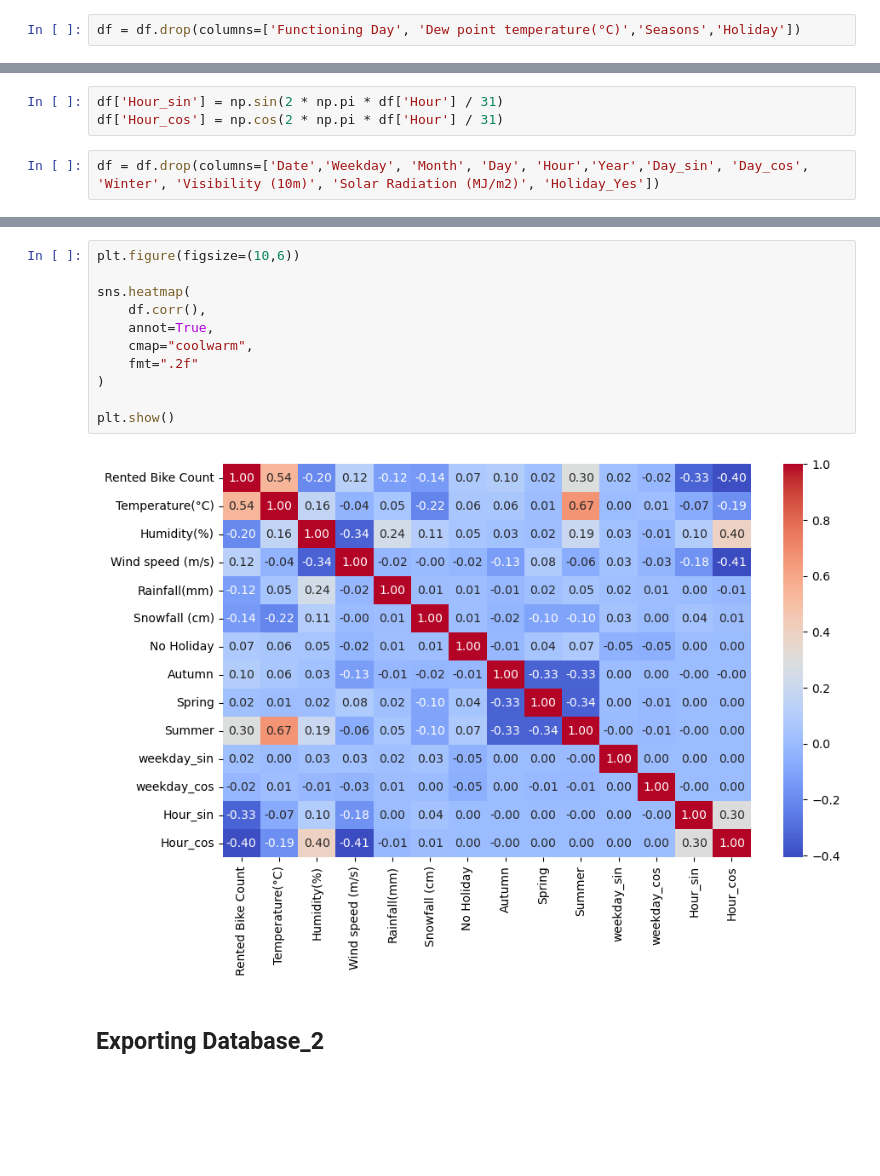
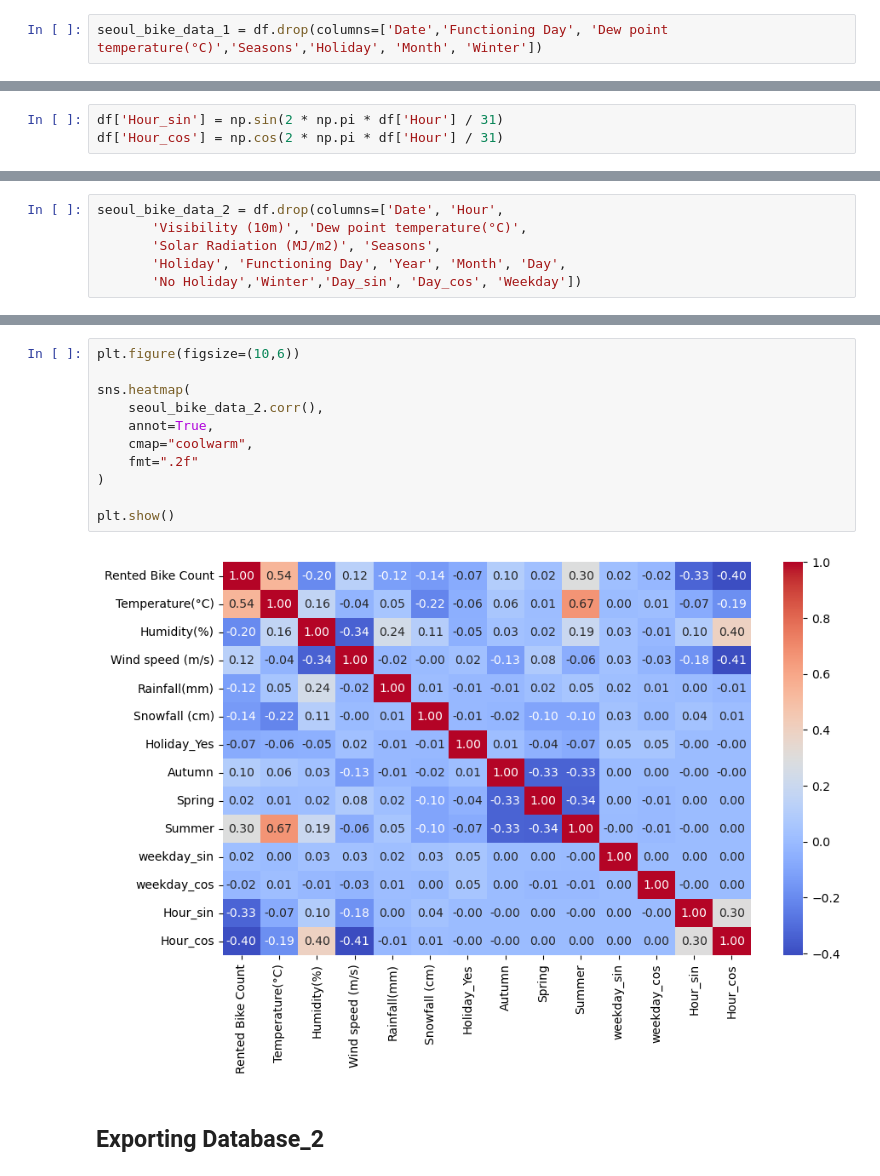
Before and after one commit to eymeklaus/Bike-Sharing-Demand, a Jupyter notebook: data_feature_engineering.ipynb, the cells around one changed output, grey strips where cells are left out. Drawn from its saved outputs; the diff is of its cells as text; blank space fills up the shorter version.

```diff
--- a/data_feature_engineering.ipynb
+++ b/data_feature_engineering.ipynb
@@ -131,4 +121,4 @@ Index(['Date', 'Rented Bike Count', 'Hour', 'Temperature(°C)', 'Humidity(%)',
 # %%
 df.rename(columns= {'Holiday_Holiday':'Holiday_Yes', 'Holiday_No Holiday': 'No Holiday', 'Seasons_Autumn':'Autumn', 'Seasons_Spring': 'Spring', 'Seasons_Summer': 'Summer', 'Seasons_Winter': 'Winter'}, inplace=True)
 # %%
-df = df.drop(columns=['Functioning Day', 'Dew point temperature(°C)','Seasons','Holiday'])
+seoul_bike_data_1 = df.drop(columns=['Date','Functioning Day', 'Dew point temperature(°C)','Seasons','Holiday', 'Month', 'Winter'])
@@ -184,6 +193,4 @@ df['Day_cos'] = np.cos(2 * np.pi * df['Day'] / 31)
 # %%
 df['Hour_sin'] = np.sin(2 * np.pi * df['Hour'] / 31)
 df['Hour_cos'] = np.cos(2 * np.pi * df['Hour'] / 31)
-# %%
-df = df.drop(columns=['Date','Weekday', 'Month', 'Day', 'Hour','Year','Day_sin', 'Day_cos', 'Winter', 'Visibility (10m)', 'Solar Radiation (MJ/m2)', 'Holiday_Yes'])
 # %%
@@ -197,0 +207,6 @@ df.head()
+# %%
+seoul_bike_data_2 = df.drop(columns=['Date', 'Hour',
+       'Visibility (10m)', 'Dew point temperature(°C)',
+       'Solar Radiation (MJ/m2)', 'Seasons',
+       'Holiday', 'Functioning Day', 'Year', 'Month', 'Day',
+       'No Holiday','Winter','Day_sin', 'Day_cos', 'Weekday'])
@@ -198,16 +222,16 @@ df.head()
 # %%
 plt.figure(figsize=(10,6))
 
 sns.heatmap(
-    df.corr(),
+    seoul_bike_data_2.corr(),
     annot=True,
     cmap="coolwarm",
     fmt=".2f"
 )
 
 plt.show()
 # %% [output]
-[figure, old version]
+[figure, new version]
 # %% [markdown]
 ## Exporting Database_2
 # %%
```
Also changed, not shown: parts of 15 cells of this notebook, 2 other files.
